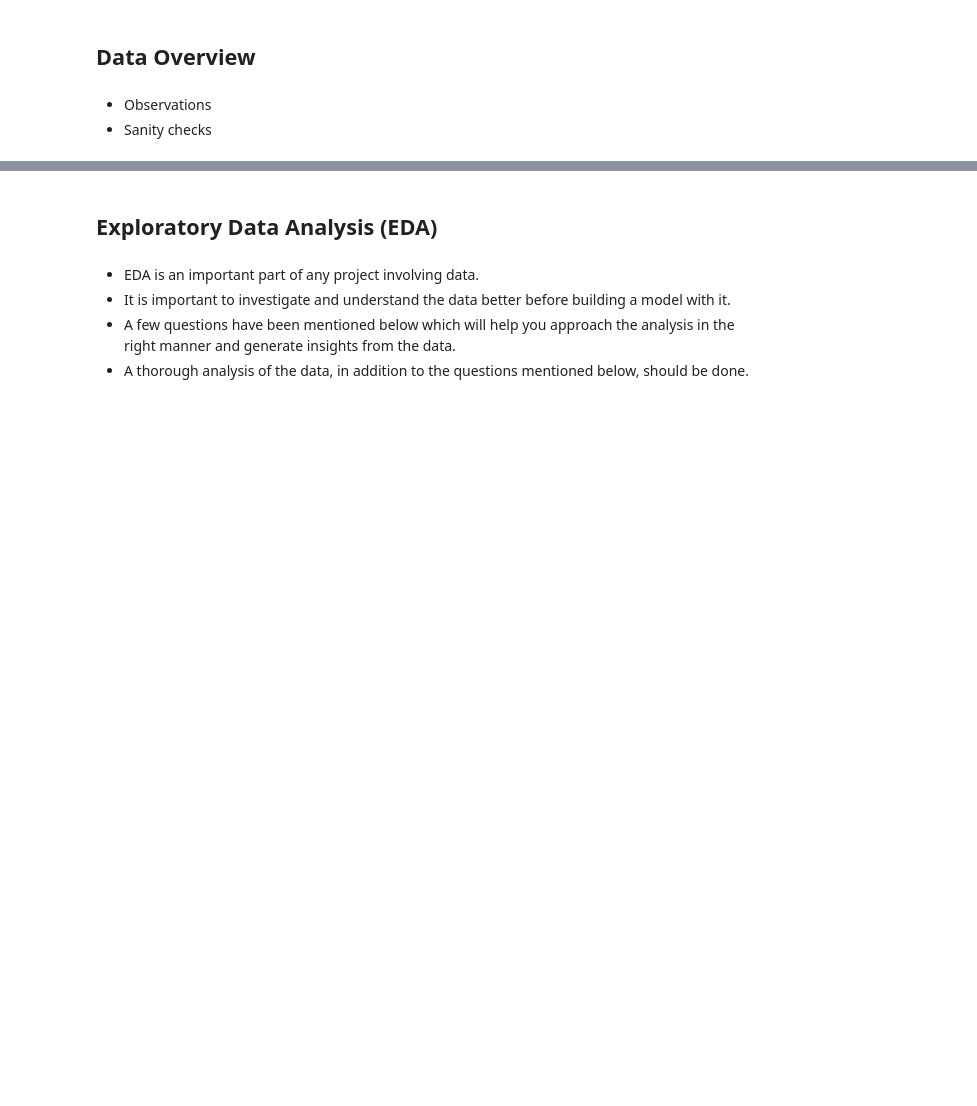
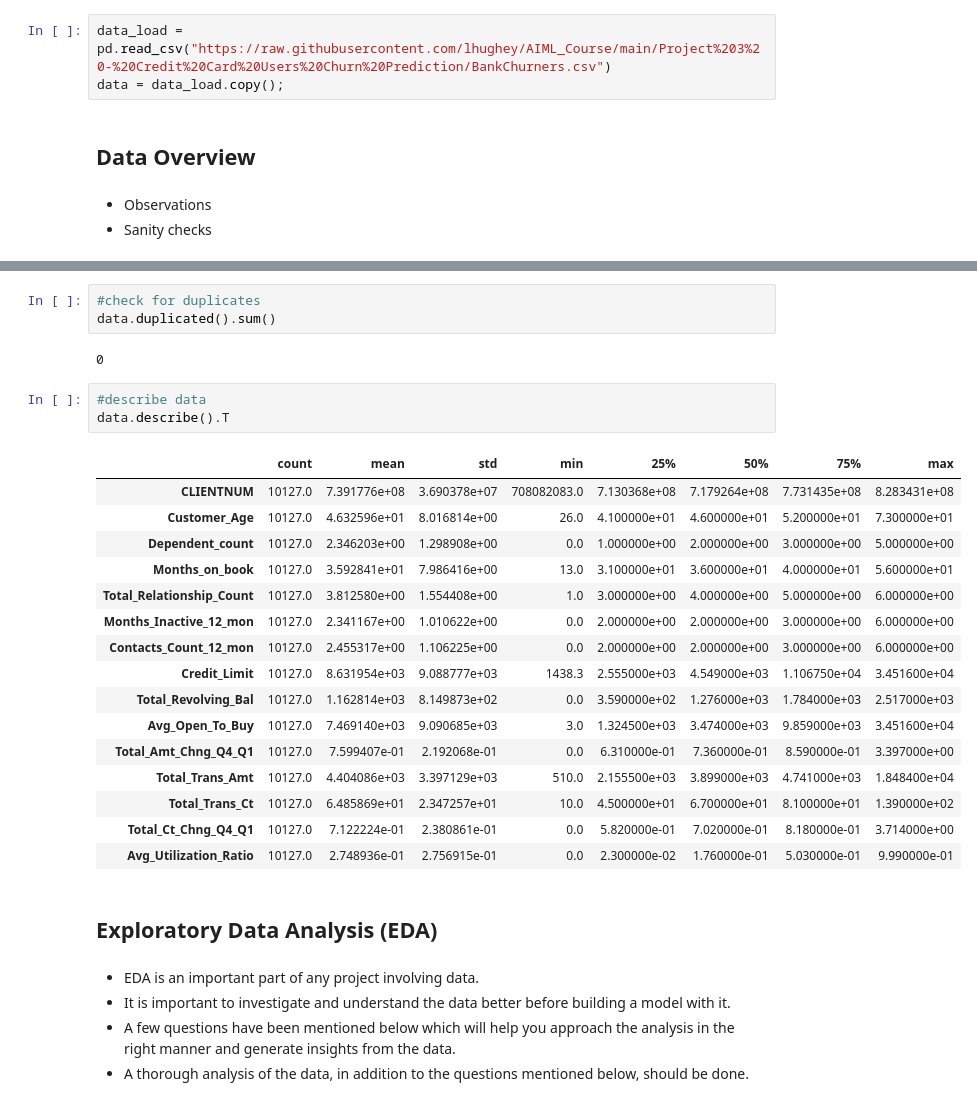
Before and after one commit to lhughey/AIML_Course, a Jupyter notebook: Project 3 - Credit Card Users Churn Prediction/AML_Project_LearnerNotebook_FullCode.ipynb, the cells around one changed output, grey strips where cells are left out. Cells and saved outputs as stored; diff of their text form; blank space fills up the shorter version.

```diff
--- a/Project 3 - Credit Card Users Churn Prediction/AML_Project_LearnerNotebook_FullCode.ipynb
+++ b/Project 3 - Credit Card Users Churn Prediction/AML_Project_LearnerNotebook_FullCode.ipynb
@@ -77,5 +85,8 @@ needs to be filled with an appropriate code to get the correct result. With ever
 # %% [markdown]
 ## Loading the dataset
+# %%
+data_load = pd.read_csv("https://raw.githubusercontent.com/lhughey/AIML_Course/main/Project%203%20-%20Credit%20Card%20Users%20Churn%20Prediction/BankChurners.csv")
+data = data_load.copy();
 # %% [markdown]
 ## Data Overview
 # %% [markdown]
@@ -84,3 +180,28 @@ needs to be filled with an appropriate code to get the correct result. With ever
+# %%
+#check for duplicates
+data.duplicated().sum()
+# %% [output]
+0
+# %%
+#describe data
+data.describe().T
+# %% [output]
+|  | count | mean | std | min | 25% | 50% | 75% | max |
+| CLIENTNUM | 10127.0 | 7.391776e+08 | 3.690378e+07 | 708082083.0 | 7.130368e+08 | 7.179264e+08 | 7.731435e+08 | 8.283431e+08 |
+| Customer_Age | 10127.0 | 4.632596e+01 | 8.016814e+00 | 26.0 | 4.100000e+01 | 4.600000e+01 | 5.200000e+01 | 7.300000e+01 |
+| Dependent_count | 10127.0 | 2.346203e+00 | 1.298908e+00 | 0.0 | 1.000000e+00 | 2.000000e+00 | 3.000000e+00 | 5.000000e+00 |
+| Months_on_book | 10127.0 | 3.592841e+01 | 7.986416e+00 | 13.0 | 3.100000e+01 | 3.600000e+01 | 4.000000e+01 | 5.600000e+01 |
+| Total_Relationship_Count | 10127.0 | 3.812580e+00 | 1.554408e+00 | 1.0 | 3.000000e+00 | 4.000000e+00 | 5.000000e+00 | 6.000000e+00 |
+| Months_Inactive_12_mon | 10127.0 | 2.341167e+00 | 1.010622e+00 | 0.0 | 2.000000e+00 | 2.000000e+00 | 3.000000e+00 | 6.000000e+00 |
+| Contacts_Count_12_mon | 10127.0 | 2.455317e+00 | 1.106225e+00 | 0.0 | 2.000000e+00 | 2.000000e+00 | 3.000000e+00 | 6.000000e+00 |
+| Credit_Limit | 10127.0 | 8.631954e+03 | 9.088777e+03 | 1438.3 | 2.555000e+03 | 4.549000e+03 | 1.106750e+04 | 3.451600e+04 |
+| Total_Revolving_Bal | 10127.0 | 1.162814e+03 | 8.149873e+02 | 0.0 | 3.590000e+02 | 1.276000e+03 | 1.784000e+03 | 2.517000e+03 |
+| Avg_Open_To_Buy | 10127.0 | 7.469140e+03 | 9.090685e+03 | 3.0 | 1.324500e+03 | 3.474000e+03 | 9.859000e+03 | 3.451600e+04 |
+| Total_Amt_Chng_Q4_Q1 | 10127.0 | 7.599407e-01 | 2.192068e-01 | 0.0 | 6.310000e-01 | 7.360000e-01 | 8.590000e-01 | 3.397000e+00 |
+| Total_Trans_Amt | 10127.0 | 4.404086e+03 | 3.397129e+03 | 510.0 | 2.155500e+03 | 3.899000e+03 | 4.741000e+03 | 1.848400e+04 |
+| Total_Trans_Ct | 10127.0 | 6.485869e+01 | 2.347257e+01 | 10.0 | 4.500000e+01 | 6.700000e+01 | 8.100000e+01 | 1.390000e+02 |
+| Total_Ct_Chng_Q4_Q1 | 10127.0 | 7.122224e-01 | 2.380861e-01 | 0.0 | 5.820000e-01 | 7.020000e-01 | 8.180000e-01 | 3.714000e+00 |
+| Avg_Utilization_Ratio | 10127.0 | 2.748936e-01 | 2.756915e-01 | 0.0 | 2.300000e-02 | 1.760000e-01 | 5.030000e-01 | 9.990000e-01 |
 # %% [markdown]
 ## Exploratory Data Analysis (EDA)
 # %% [markdown]
```
Also changed, not shown: parts of 7 cells of this notebook.
